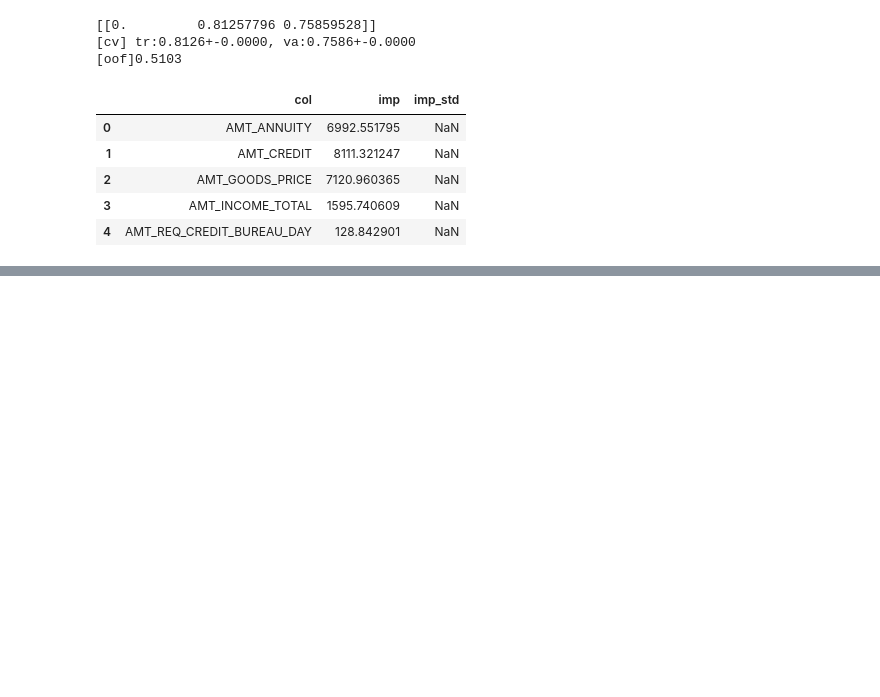
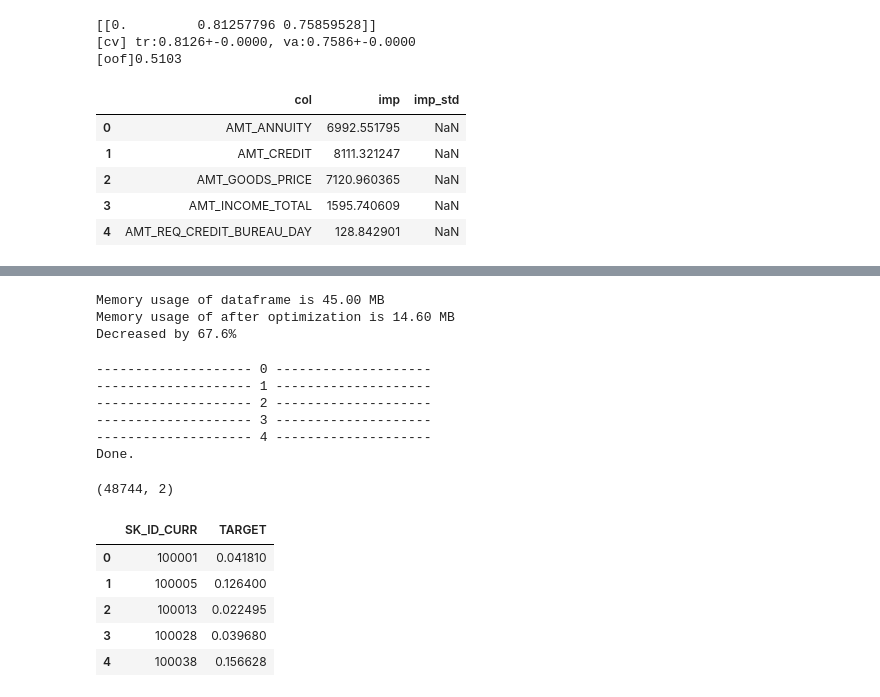
Before and after one commit to nanaseven777/Kaggle, a Jupyter notebook: home-credit-default-risk.ipynb, the cells around one changed output, grey strips where cells are left out. Drawn from its saved outputs; the diff is of its cells as text; code cells hidden in the pictures; blank space fills up the shorter version.

Commit message:
Kaggle Notebook | Home_Credit_Default_Risk | Version 2

```diff
--- a/home-credit-default-risk.ipynb
+++ b/home-credit-default-risk.ipynb
@@ -362 +373,73 @@ imp.sort_values("imp",ascending=False)[:10]
+# %%
+#モデル推論
+
+#ファイルの読み込み
+application_test = pd.read_csv("/kaggle/input/home-credit-default-risk/application_test.csv")
+application_test = reduce_mem_usage(application_test)
+
+#データセットの作成
+x_test = application_test.drop(columns=["SK_ID_CURR"])
+id_test = application_test[["SK_ID_CURR"]]
+
+#カテゴリ変数をcategory型に変換
+for col in x_test.columns:
+    if x_test[col].dtype=="object":
+        x_test[col] = x_test[col].astype("category")
+# %% [output]
+Memory usage of dataframe is 45.00 MB
+Memory usage of after optimization is 14.60 MB
+Decreased by 67.6%
+# %%
+#推論用の関数を定義
+def predict_lgb(input_x,
+               input_id,
+               list_nfold=[0,1,2,3,4],
+               ):
+    #推論値を格納する変数を作成
+    pred = np.zeros((len(input_x),len(list_nfold)))
+    for nfold in list_nfold:
+        print("-"*20,nfold,"-"*20)
+        fname_lgb = "model_lgb_fold{}.pickle".format(nfold)
+        with open(fname_lgb,"rb") as f:#学習済みモデルの読み込み
+            model = pickle.load(f)
+        pred[:,nfold] = model.predict_proba(input_x)[:,1]
+
+    #推論用データセットを作成
+    pred = pd.concat([
+        input_id,
+        pd.DataFrame({"pred":pred.mean(axis=1)}),#推論値の平均値を計算
+    ],axis=1)
+
+    print("Done.")
+
+    return pred
+# %%
+#関数を使って推論処理の実行
+test_pred = predict_lgb(x_test,
+                       id_test,
+                       list_nfold=[0,1,2,3,4],
+                       )
+# %% [output]
+-------------------- 0 --------------------
+-------------------- 1 --------------------
+-------------------- 2 --------------------
+-------------------- 3 --------------------
+-------------------- 4 --------------------
+Done.
+# %%
+#提出ファイルの作成
+df_submit = test_pred.rename(columns={"pred":"TARGET"})
+print(df_submit.shape)
+display(df_submit.head())
+
+#ファイル出力
+df_submit.to_csv("submission_baseline.csv",index=None)
+# %% [output]
+(48744, 2)
+|  | SK_ID_CURR | TARGET |
+| 0 | 100001 | 0.041810 |
+| 1 | 100005 | 0.126400 |
+| 2 | 100013 | 0.022495 |
+| 3 | 100028 | 0.039680 |
+| 4 | 100038 | 0.156628 |
 # %%
```
Also changed, not shown: parts of 4 cells of this notebook.
